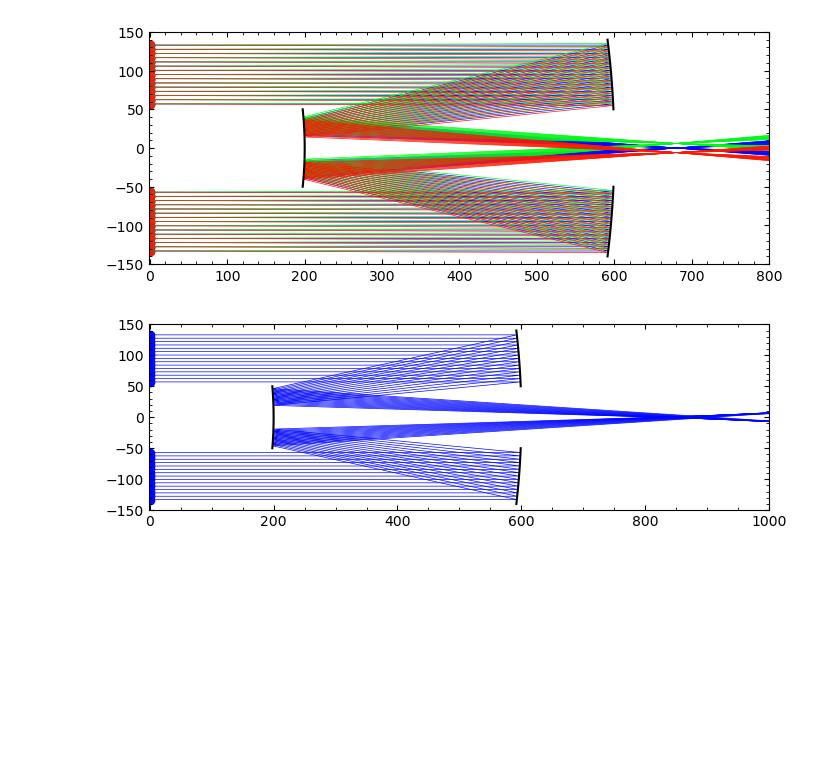
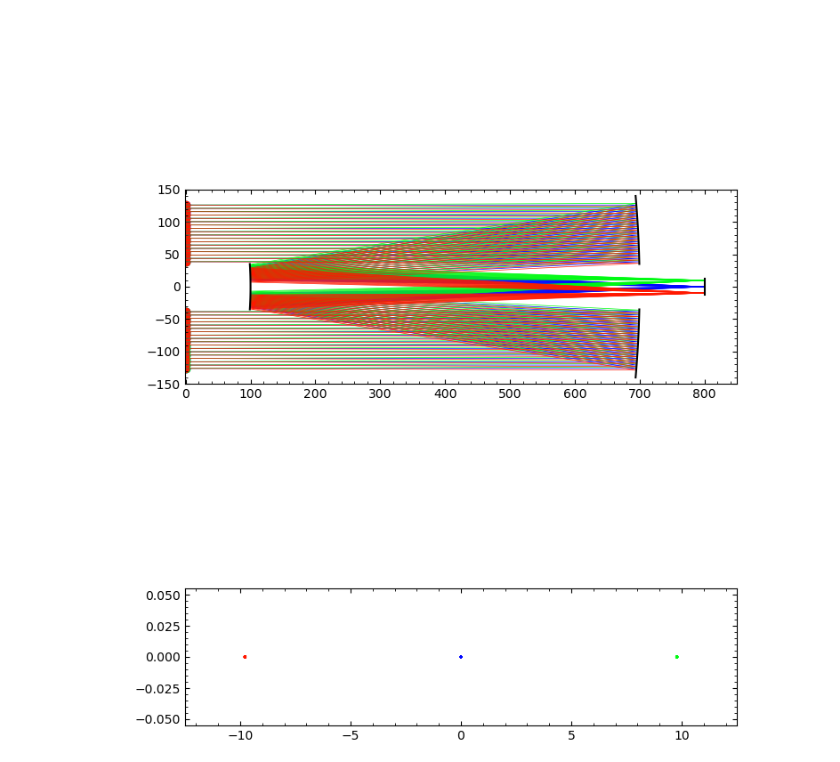
Before and after one commit to AstroAure/Opticalpy, a Jupyter notebook: Demo.ipynb, the cells around one changed output. Cells and saved outputs as stored; diff of their text form; code cells hidden in the pictures; blank space fills up the shorter version.

```diff
--- a/Demo.ipynb
+++ b/Demo.ipynb
@@ -87,41 +95,18 @@ camera.plot()
 # %%
 # Cassegrain telescope
-scene = rt.Scene(xlim=(-1,800), ylim=(-150,150), lifetime=2000)
-# scene = rt.Scene(xlim=(675,685), ylim=(-7,7), lifetime=2000)
+scene = rt.Scene(xlim=(-1,850), ylim=(-150,150), lifetime=2000)
+# scene = rt.Scene(xlim=(775,805), ylim=(-15,15), lifetime=2000)
 
-F = 2800
-b = 400
-D = 400
-primary_f = D*F/(F-b-D)
-primary_aper = 280
-secondary_f = primary_f - D
-secondary_aper = 100
+cassegrain, geom = rt.CassegrainTelescope(focal=2800, aperture=280, backfocus=100, length=600, scene=scene, origin=[800,0], rotation=180, return_geometry=True)
 
-primary_top, primary_bot = rt.ParabolicMirrorHole(focal=primary_f, aperture=primary_aper, hole=secondary_aper, scene=scene, origin=[600,0], rotation=90)
-secondary = rt.HyperbolicMirror(focal=secondary_f, aperture=secondary_aper, scene=scene, origin=[primary_top.origin[0]-D,0], rotation=90)
+camera = rt.Camera(25, scene=scene, origin=[800,0], rotation=90)
 
-beam = rt.CollimatedBeam(aperture=0.95*primary_aper, scene=scene, origin=[0,0], rotation=0, N_sources=50, hole=1.1*secondary.aperture)
-beam = rt.CollimatedBeam(wavelength=520, aperture=0.95*primary_aper, scene=scene, origin=[0,0], rotation=0.2, N_sources=50, hole=1.1*secondary.aperture)
-beam = rt.CollimatedBeam(wavelength=620, aperture=0.95*primary_aper, scene=scene, origin=[0,0], rotation=-0.2, N_sources=50, hole=1.1*secondary.aperture)
+beam = rt.CollimatedBeam(aperture=0.9*geom['Primary']['Diameter'], scene=scene, origin=[0,0], rotation=0, N_sources=50, hole=1.1*geom['Secondary']['Diameter'])
+beam = rt.CollimatedBeam(wavelength=520, aperture=0.9*geom['Primary']['Diameter'], scene=scene, origin=[0,0], rotation=0.2, N_sources=50, hole=1.1*geom['Secondary']['Diameter'])
+beam = rt.CollimatedBeam(wavelength=620, aperture=0.9*geom['Primary']['Diameter'], scene=scene, origin=[0,0], rotation=-0.2, N_sources=50, hole=1.1*geom['Secondary']['Diameter'])
 
 scene.plot()
+camera.plot()
 # %% [output]
-[figure, old version]
+[figure, new version]
+[figure, added]
-# %%
-# Ritchey-Chretien telescope
-scene = rt.Scene(xlim=(-1,1000), ylim=(-150,150), lifetime=2000)
-
-primary_f = 400
-primary_aper = 280
-D = 400
-secondary_f = 1.5*primary_f-D
-secondary_aper = 100
-
-primary_top, primary_bot = rt.HyperbolicMirrorHole(focal=primary_f, aperture=primary_aper, hole=secondary_aper, scene=scene, origin=[600,0], rotation=90)
-secondary = rt.HyperbolicMirror(focal=secondary_f, aperture=secondary_aper, scene=scene, origin=[primary_top.origin[0]-D,0], rotation=90)
-
-beam = rt.CollimatedBeam(aperture=0.95*primary_aper, scene=scene, origin=[0,0], rotation=0, N_sources=50, hole=1.1*secondary.aperture)
-
-scene.plot()
-# %% [output]
-[figure, removed]
```
Also changed, not shown: parts of 7 cells of this notebook, 2 other files.
